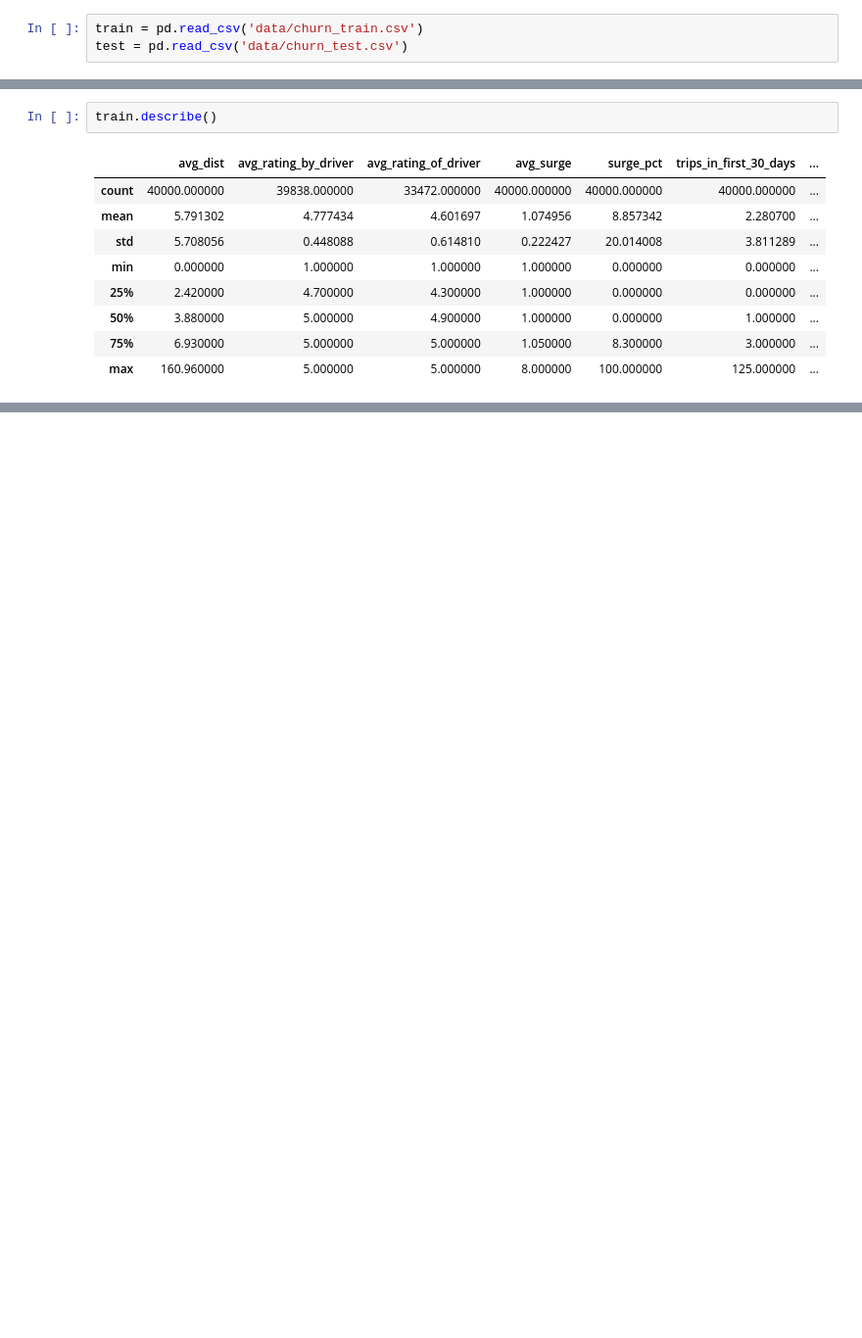
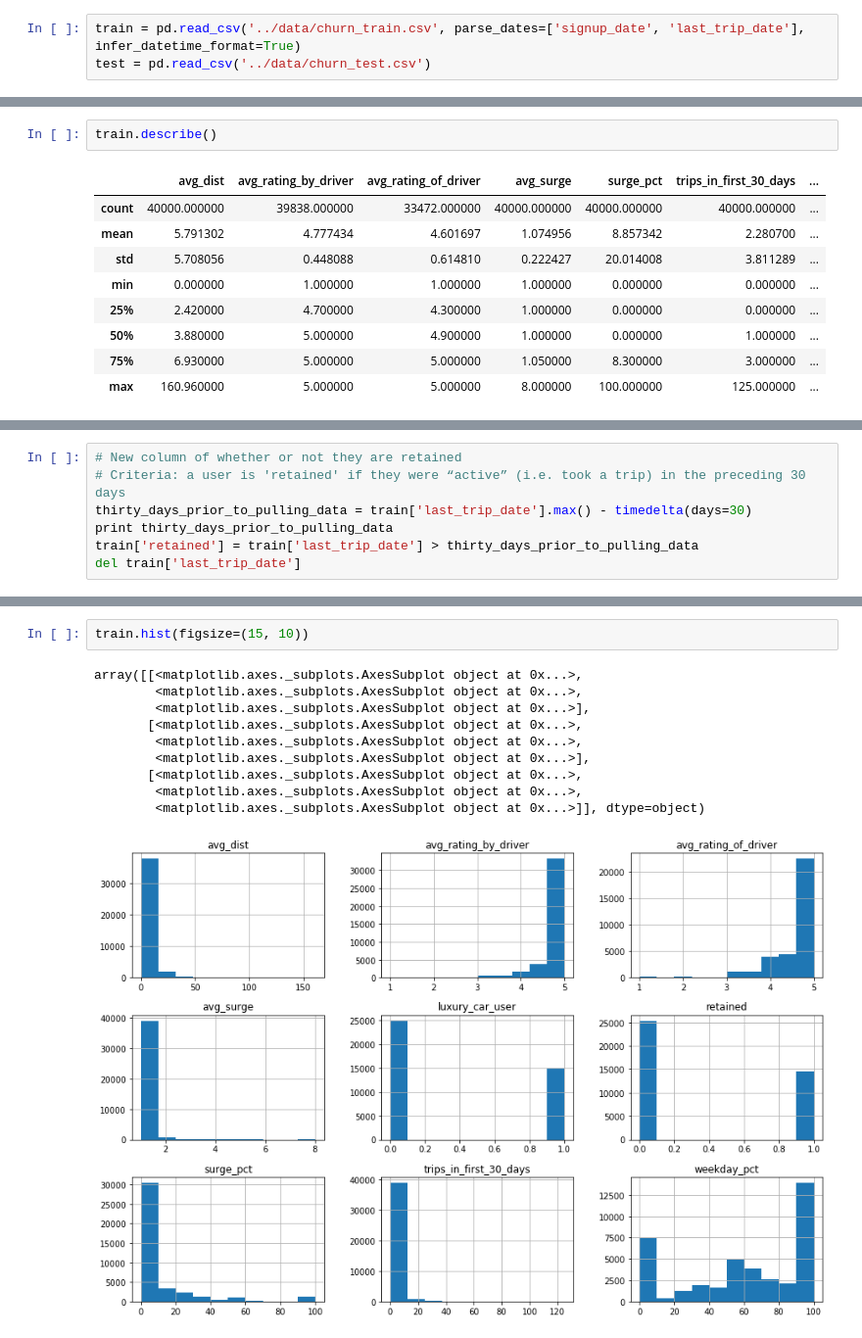
Before and after one commit to programng/churn-case-study, a Jupyter notebook: eda/eda_ng.ipynb, the cells around one changed output, grey strips where cells are left out. Shown at 98% size. Cells and saved outputs as stored; diff of their text form; blank space fills up the shorter version.

```diff
--- a/eda/eda_ng.ipynb
+++ b/eda/eda_ng.ipynb
@@ -5,7 +6,7 @@ import numpy as np
 %matplotlib inline
 # %%
-train = pd.read_csv('data/churn_train.csv')
-test = pd.read_csv('data/churn_test.csv')
+train = pd.read_csv('../data/churn_train.csv', parse_dates=['signup_date', 'last_trip_date'], infer_datetime_format=True)
+test = pd.read_csv('../data/churn_test.csv')
 # %%
 train.shape
 # %% [output]
@@ -44,0 +83,7 @@ train.describe()
+# %%
+# New column of whether or not they are retained
+# Criteria: a user is 'retained' if they were “active” (i.e. took a trip) in the preceding 30 days
+thirty_days_prior_to_pulling_data = train['last_trip_date'].max() - timedelta(days=30)
+print thirty_days_prior_to_pulling_data
+train['retained'] = train['last_trip_date'] > thirty_days_prior_to_pulling_data
+del train['last_trip_date']
@@ -44,0 +106,13 @@ train.describe()
+# %%
+train.hist(figsize=(15, 10))
+# %% [output]
+array([[<matplotlib.axes._subplots.AxesSubplot object at 0x...>,
+        <matplotlib.axes._subplots.AxesSubplot object at 0x...>,
+        <matplotlib.axes._subplots.AxesSubplot object at 0x...>],
+       [<matplotlib.axes._subplots.AxesSubplot object at 0x...>,
+        <matplotlib.axes._subplots.AxesSubplot object at 0x...>,
+        <matplotlib.axes._subplots.AxesSubplot object at 0x...>],
+       [<matplotlib.axes._subplots.AxesSubplot object at 0x...>,
+        <matplotlib.axes._subplots.AxesSubplot object at 0x...>,
+        <matplotlib.axes._subplots.AxesSubplot object at 0x...>]], dtype=object)
+[figure, added]
```
Also changed, not shown: parts of 10 cells of this notebook.
